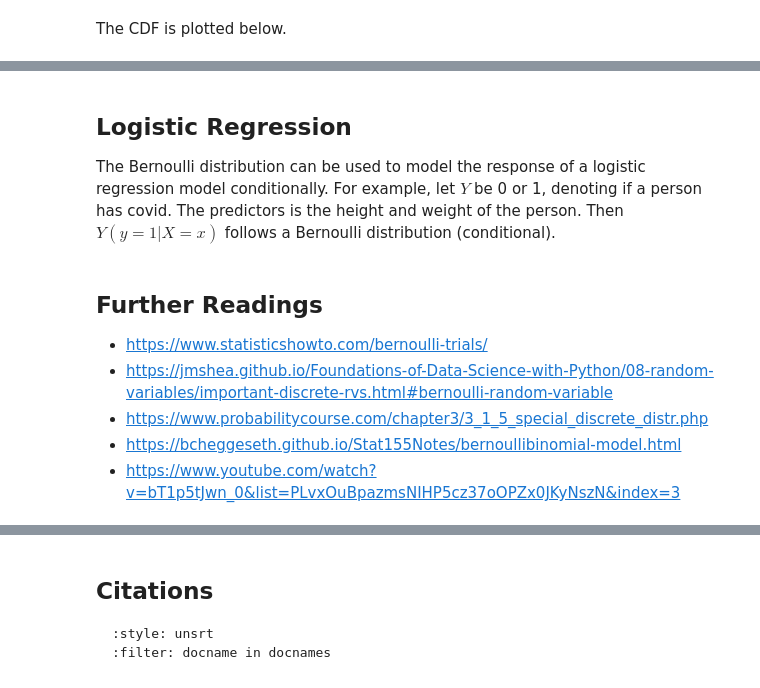
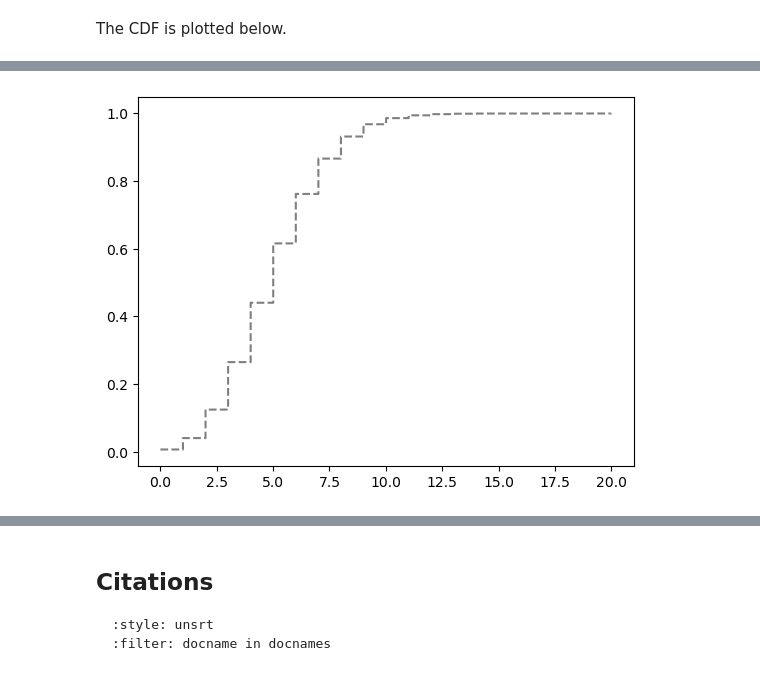
Before and after one commit to tan-wt/gaohn-probability-stats, a Jupyter notebook: content/03_discrete_random_variables/0311_poisson_distribution_implementation.ipynb, the cells around one changed output, grey strips where cells are left out. Cells and saved outputs as stored; diff of their text form; code cells hidden in the pictures.

```diff
--- a/content/03_discrete_random_variables/0311_poisson_distribution_implementation.ipynb
+++ b/content/03_discrete_random_variables/0311_poisson_distribution_implementation.ipynb
@@ -362,15 +114,10 @@ One way is sample with replacement so samples are independent, but if sample siz
-# %% [markdown]
-## Logistic Regression
-
-The Bernoulli distribution can be used to model the response of a logistic regression model conditionally. For example,
-let $Y$ be 0 or 1, denoting if a person has covid. The predictors is the height and weight of the person.
-Then $Y(y=1 | X = x)$ follows a Bernoulli distribution (conditional).
-# %% [markdown]
-## Further Readings
-
-
-- https://www.statisticshowto.com/bernoulli-trials/
-- https://jmshea.github.io/Foundations-of-Data-Science-with-Python/08-random-variables/important-discrete-rvs.html#bernoulli-random-variable
-- https://www.probabilitycourse.com/chapter3/3_1_5_special_discrete_distr.php
-- https://bcheggeseth.github.io/Stat155Notes/bernoullibinomial-model.html
-- https://www.youtube.com/watch?v=bT1p5tJwn_0&list=PLvxOuBpazmsNIHP5cz37oOPZx0JKyNszN&index=3
+# %%
+lambda_ = 5
+x = np.arange(0, 20)
+rv = stats.poisson(lambda_)
+f = rv.pmf(x)
+# %%
+avals2 = np.linspace(0, 20, 1000)
+plt.step(avals2, rv.cdf(avals2), "k--", where="post", alpha=0.5);
+# %% [output]
+[figure, added]
```
Also changed, not shown: parts of 35 cells of this notebook, 1 other file.
